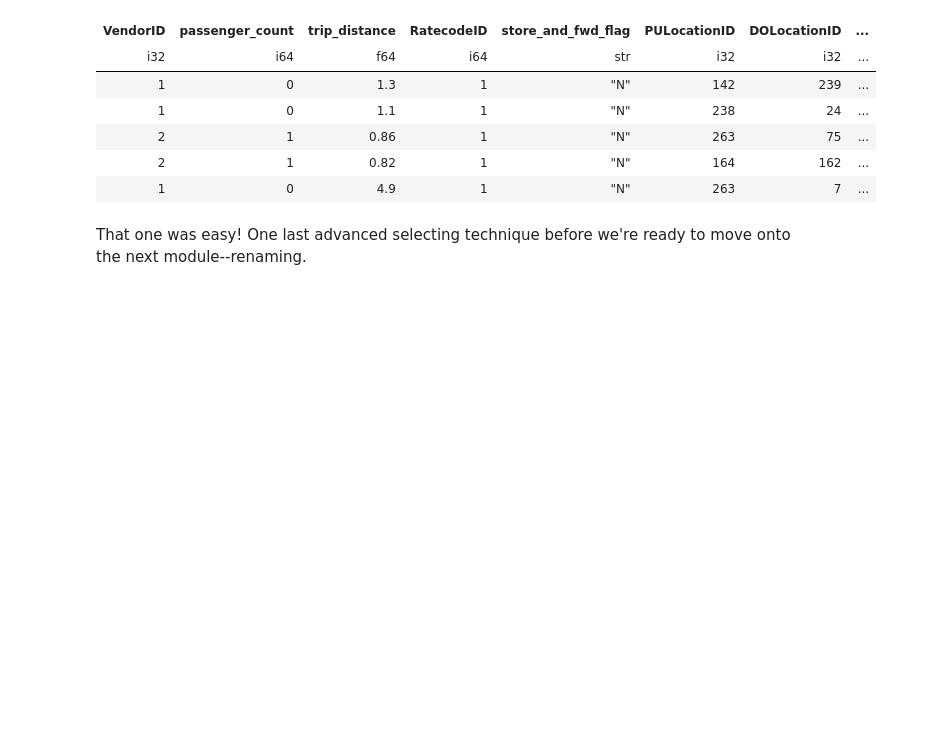
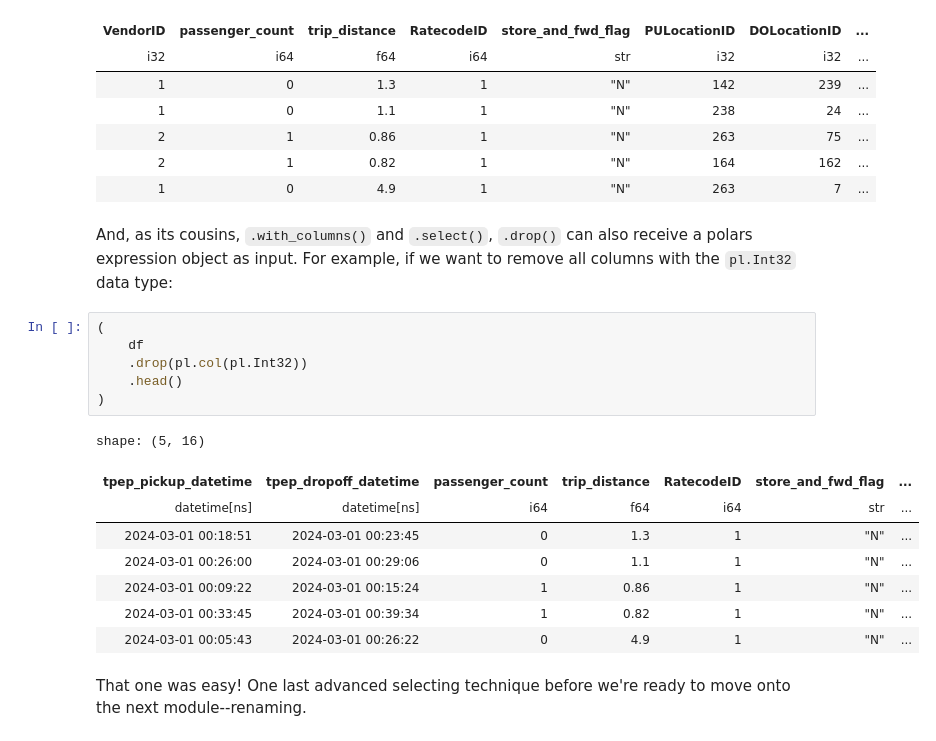
Before and after one commit to kalona/polars-for-data-science-oreilly-course, a Jupyter notebook: module_notebooks/04. Data Manipulation II - Advanced Selecting.ipynb, the cells around one changed output. Saved outputs shown, nothing was run; the diff lists cells and outputs as text; blank space fills up the shorter version.

Commit message:
Updated notebooks for polars 1.7.0 and ready for re-recording videos.

```diff
--- a/module_notebooks/04. Data Manipulation II - Advanced Selecting.ipynb
+++ b/module_notebooks/04. Data Manipulation II - Advanced Selecting.ipynb
@@ -353,6 +355,23 @@ shape: (5, 17)
 | 2 | 1 | 0.86 | 1 | "N" | 263 | 75 | ... |
 | 2 | 1 | 0.82 | 1 | "N" | 164 | 162 | ... |
 | 1 | 0 | 4.9 | 1 | "N" | 263 | 7 | ... |
+# %% [markdown]
+And, as its cousins, `.with_columns()` and `.select()`, `.drop()` can also receive a polars expression object as input. For example, if we want to remove all columns with the `pl.Int32` data type:
+# %%
+(
+    df
+    .drop(pl.col(pl.Int32))
+    .head()
+)
+# %% [output]
+shape: (5, 16)
+| tpep_pickup_datetime | tpep_dropoff_datetime | passenger_count | trip_distance | RatecodeID | store_and_fwd_flag | ... |
+| datetime[ns] | datetime[ns] | i64 | f64 | i64 | str | ... |
+| 2024-03-01 00:18:51 | 2024-03-01 00:23:45 | 0 | 1.3 | 1 | "N" | ... |
+| 2024-03-01 00:26:00 | 2024-03-01 00:29:06 | 0 | 1.1 | 1 | "N" | ... |
+| 2024-03-01 00:09:22 | 2024-03-01 00:15:24 | 1 | 0.86 | 1 | "N" | ... |
+| 2024-03-01 00:33:45 | 2024-03-01 00:39:34 | 1 | 0.82 | 1 | "N" | ... |
+| 2024-03-01 00:05:43 | 2024-03-01 00:26:22 | 0 | 4.9 | 1 | "N" | ... |
 # %% [markdown]
 That one was easy! One last advanced selecting technique before we're ready to move onto the next module--renaming.
 # %% [markdown]
```
Also changed, not shown: parts of 3 cells of this notebook, 3 other files.
